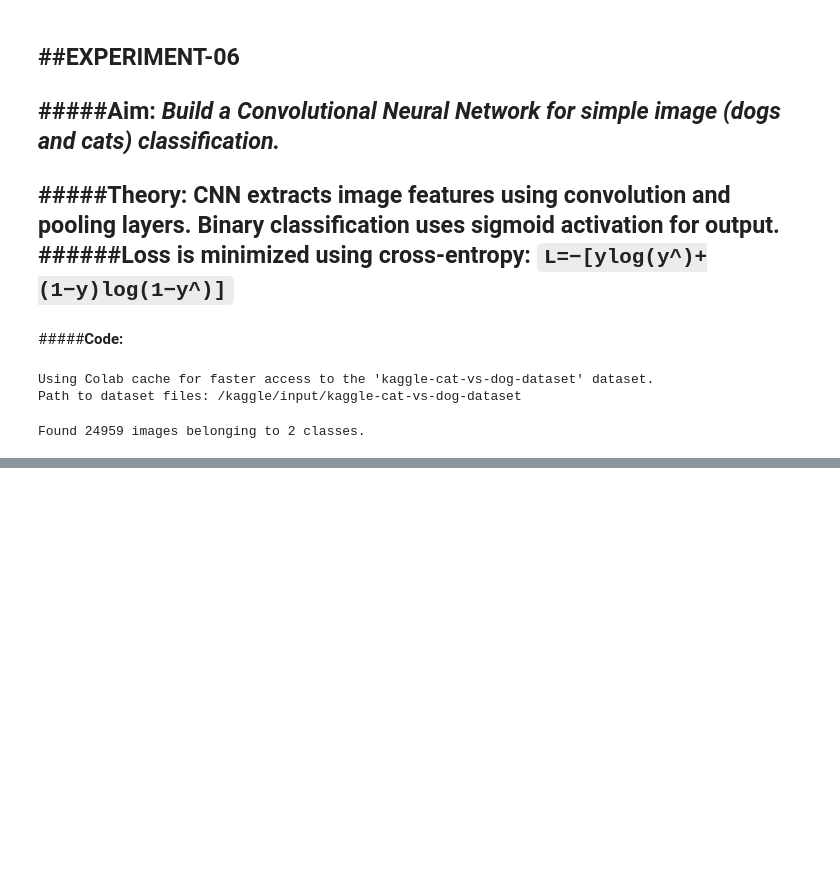
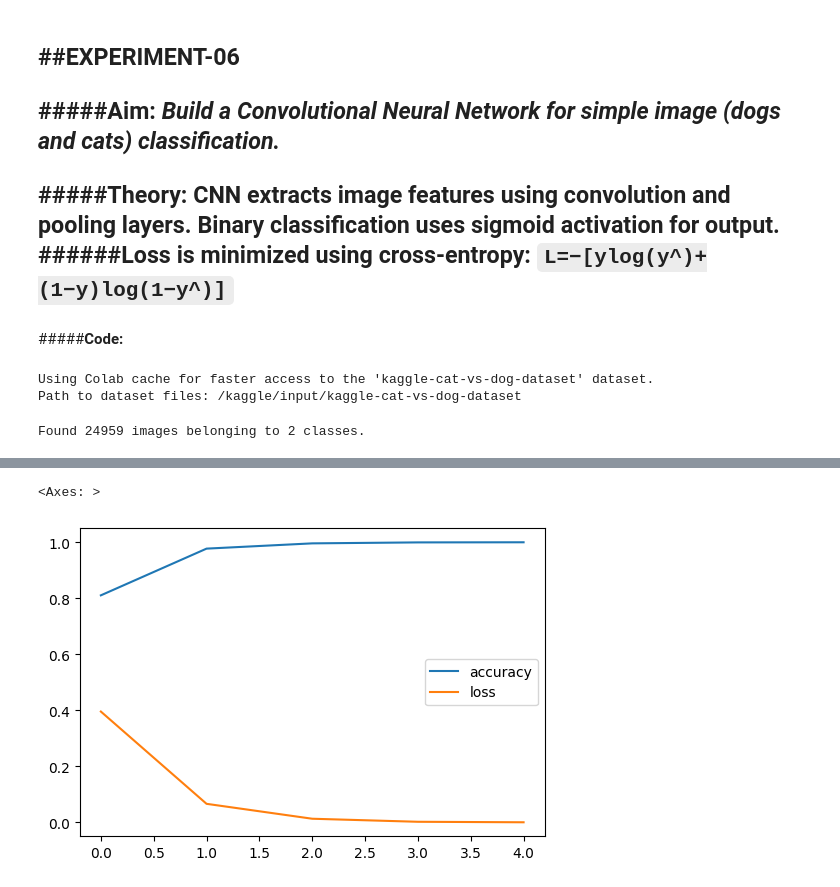
Before and after one commit to danish-khan962/ADGIPS-LabFiles, a Jupyter notebook: Advances in Deep Learning (ADL) Lab/ADL_Lab.ipynb, the cells around one changed output, grey strips where cells are left out. Drawn from its saved outputs; the diff is of its cells as text; code cells hidden in the pictures; blank space fills up the shorter version.

```diff
--- a/Advances in Deep Learning (ADL) Lab/ADL_Lab.ipynb
+++ b/Advances in Deep Learning (ADL) Lab/ADL_Lab.ipynb
@@ -469,0 +625,7 @@ plt.show()
+# %%
+# Loading the dataset
+(x_train, y_train), (x_test, y_test) = imdb.load_data(num_words=10000)
+
+# Pad sequences
+x_train = pad_sequences(x_train, maxlen = 200)
+x_test = pad_sequences(x_test, maxlen = 200)
@@ -469,0 +635,16 @@ plt.show()
+# %%
+# Building the model
+model = models. Sequential([
+    layers.Embedding(input_dim=100000, output_dim=128, input_length=200),
+    layers.Flatten(),
+    layers.Dense(128, activation = 'relu'),
+    layers.Dense(1, activation = 'sigmoid')
+])
+
+# Compiling the model
+model.compile(loss = tf.keras.losses.BinaryCrossentropy(),
+              optimizer = tf.keras.optimizers.Adam(learning_rate=0.001),
+              metrics=['accuracy'])
+
+# Training the model
+history = model.fit(x_train, y_train, epochs=5, verbose=1)
@@ -469,0 +662,9 @@ plt.show()
+# %%
+# Evaluating the model
+loss, acc = model.evaluate(x_test, y_test)
+print("Test Accuracy: ", acc)
+
+# Plotting loss curve
+import pandas as pd
+pd.DataFrame(history.history).plot(figsize=(6,4))
+# %% [output]
@@ -469,0 +673,2 @@ plt.show()
+<Axes: >
+[figure, added]
```
Also changed, not shown: parts of 21 cells of this notebook.
